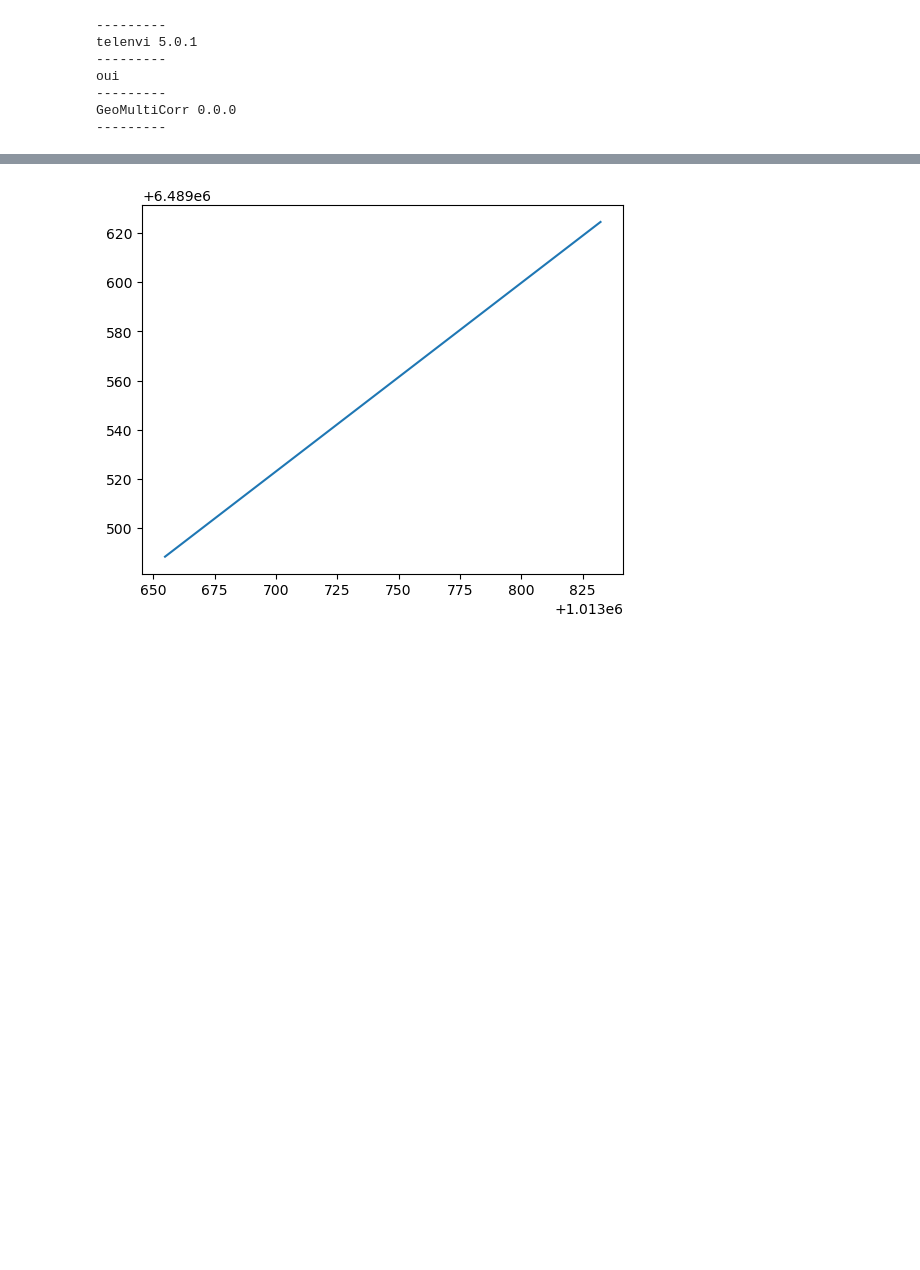
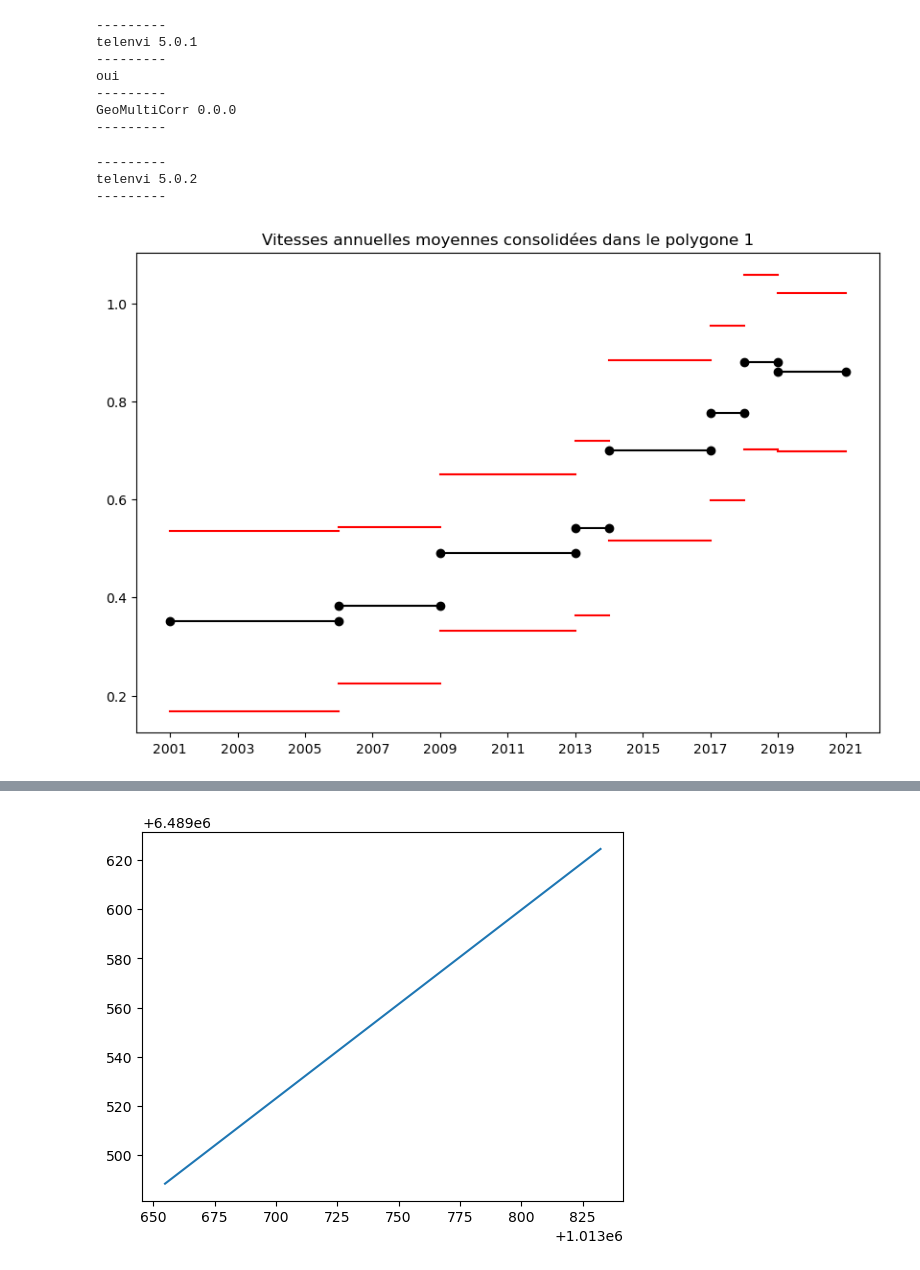
Before and after one commit to rgdyn-toolbox/GeoMultiCorr, a Jupyter notebook: src/manips_vanoise.ipynb, the cells around one changed output, grey strips where cells are left out. Saved outputs shown, nothing was run; the diff lists cells and outputs as text; code cells hidden in the pictures; blank space fills up the shorter version.

Commit message:
Fonction tracage series temporelles

```diff
--- a/src/manips_vanoise.ipynb
+++ b/src/manips_vanoise.ipynb
@@ -15,6 +15,14 @@ oui
 ---------
 GeoMultiCorr 0.0.0
 ---------
+# %%
+import gmc_xzone
+gmc_xzone.draw_time_series()
+# %% [output]
+---------
+telenvi 5.0.2
+---------
+[figure, added]
 # %%
 etude.get_pairs_on_period(2010, 2015)
 # %% [output]
```
Also changed, not shown: parts of 1 cell of this notebook, 2 other files.
